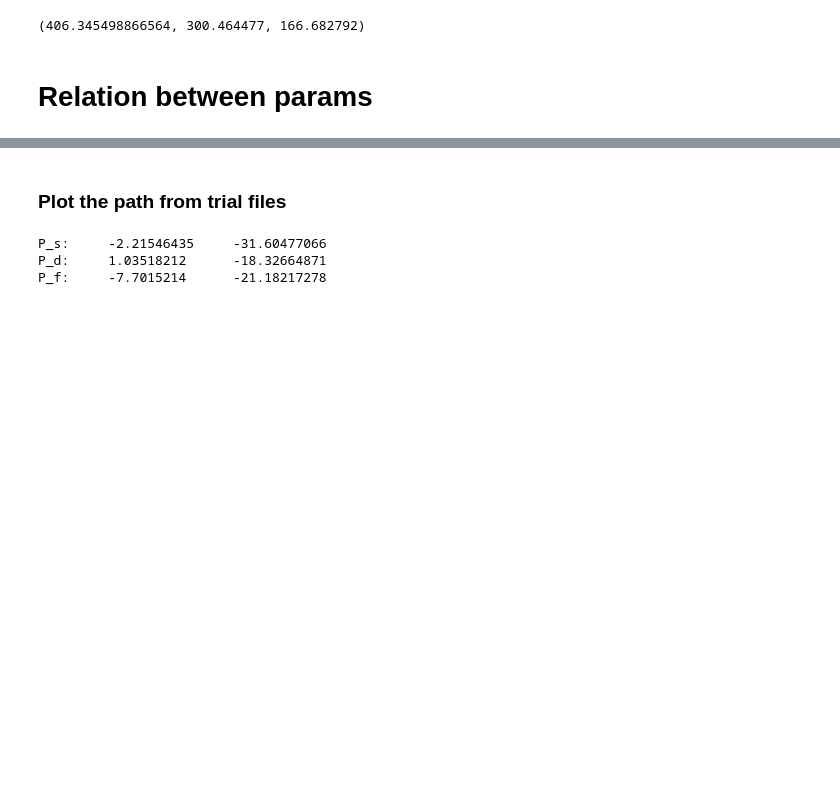
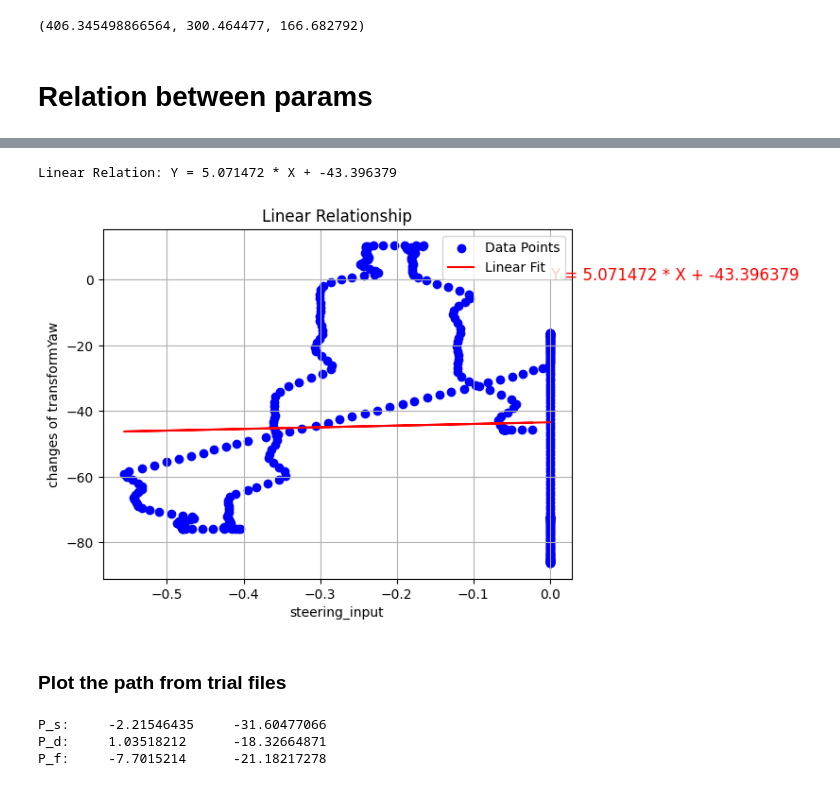
Before and after one commit to chanyca/DReyeVR, a Jupyter notebook: PythonAPI/examples/HapticSharedControl/algorithm.ipynb, the cells around one changed output, grey strips where cells are left out. Saved outputs shown, nothing was run; the diff lists cells and outputs as text; code cells hidden in the pictures; blank space fills up the shorter version.

```diff
--- a/PythonAPI/examples/HapticSharedControl/algorithm.ipynb
+++ b/PythonAPI/examples/HapticSharedControl/algorithm.ipynb
@@ -78,3 +93,44 @@ plot_data_with_timestamp(df[df["throttle_input"] !=0], headers=columns)
+# %%
+import pandas as pd
+import numpy as np
+import matplotlib.pyplot as plt
+from sklearn.linear_model import LinearRegression
+
+df = pd.read_excel('./data/vehicle_logs/forward_2.xlsx')
+# df = df.iloc[410:410+42*30]
+# df = df.iloc[310:310+42*30]
+
+# Extract X and Y
+X = df[['steering_input']]  # Feature must be 2D
+Y = df['RotationYaw']  # Target can be 1D
+# Linear Regression Model
+model = LinearRegression()
+model.fit(X, Y)
+
+# Coefficient and Intercept
+slope = model.coef_[0]
+intercept = model.intercept_
+
+print(f"Linear Relation: Y = {slope:.6f} * X + {intercept:.6f}")
+
+# Predicted Y values
+Y_pred = model.predict(X)
+
+# Plot the data and linear fit
+# show equation on the plot
+
+plt.scatter(X, Y, color='blue', label='Data Points')
+plt.plot(X, Y_pred, color='red', label='Linear Fit')
+plt.text(0, 0, f'Y = {slope:.6f} * X + {intercept:.6f}', fontsize=12, color='red')
+plt.xlabel('steering_input')
+plt.ylabel('changes of transformYaw')
+plt.title('Linear Relationship')
+plt.legend()
+plt.grid(True)
+plt.show()
+# %% [output]
+Linear Relation: Y = 5.071472 * X + -43.396379
+[figure, added]
 # %% [markdown]
 ### Plot the path from trial files
 # %%
```
Also changed, not shown: parts of 11 cells of this notebook, 7 other files.
